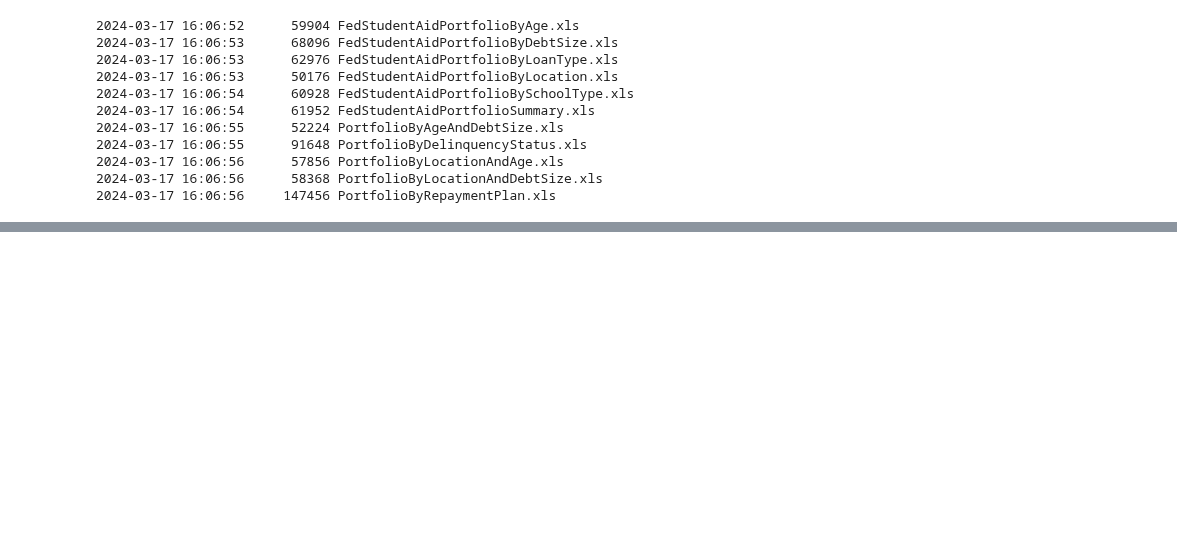
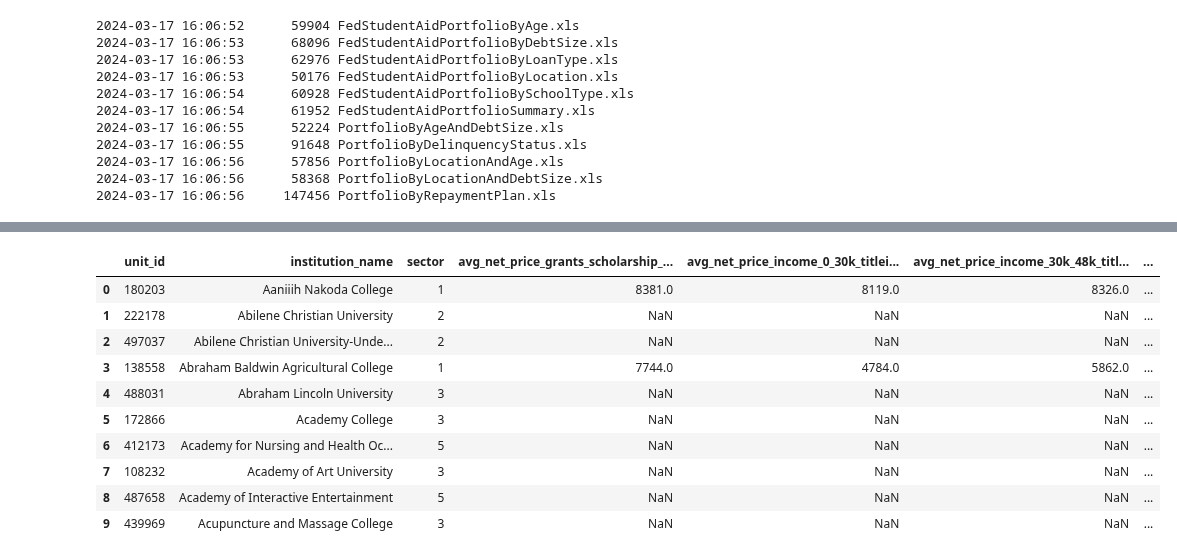
Before and after one commit to dsklnr/ADS508, a Jupyter notebook: CollegeAffordability.ipynb, the cells around one changed output, grey strips where cells are left out. Saved outputs shown, nothing was run; the diff lists cells and outputs as text; code cells hidden in the pictures; blank space fills up the shorter version.

```diff
--- a/CollegeAffordability.ipynb
+++ b/CollegeAffordability.ipynb
@@ -73,0 +188,94 @@ Show all the data files for the project
+# %%
+# Drop the table if it already exists
+table_name_2 = 'NetPrice'
+pd.read_sql(f'DROP TABLE IF EXISTS {database_name}.{table_name_2}', conn)
+
+# Define the CREATE TABLE statement with data types in lowercase
+create_table = f"""
+CREATE EXTERNAL TABLE IF NOT EXISTS {database_name}.{table_name_2} (
+    unit_id int,
+    institution_name string,
+    sector int,
+    avg_net_price_grants_scholarship_2020_2021 float,
+    avg_net_price_income_0_30k_titleiv_fed_finaid_2020_2021 float,
+    avg_net_price_income_30k_48k_titleiv_fed_finaid_2020_2021 float,
+    avg_net_price_income_48k_75k_titleiv_fed_finaid_2020_2021 float,
+    avg_net_price_income_75k_110k_titleiv_fed_finaid_2020_2021 float,
+    avg_net_price_income_over_110k_titleiv_fed_finaid_2020_2021 float,
+    avg_net_price_grants_scholarship_2019_2020 float,
+    avg_net_price_income_0_30k_titleiv_fed_finaid_2019_2020 float,
+    avg_net_price_income_30k_48k_titleiv_fed_finaid_2019_2020 float,
+    avg_net_price_income_48k_75k_titleiv_fed_finaid_2019_2020 float,
+    avg_net_price_income_75k_110k_titleiv_fed_finaid_2019_2020 float,
+    avg_net_price_income_over_110k_titleiv_fed_finaid_2019_2020 float,
+    avg_net_price_grants_scholarship_2018_2019 float,
+    avg_net_price_income_0_30k_titleiv_fed_finaid_2018_2019 float,
+    avg_net_price_income_30k_48k_titleiv_fed_finaid_2018_2019 float,
+    avg_net_price_income_48k_75k_titleiv_fed_finaid_2018_2019 float,
+    avg_net_price_income_75k_110k_titleiv_fed_finaid_2018_2019 float,
+    avg_net_price_income_over_110k_titleiv_fed_finaid_2018_2019 float,
+    avg_net_price_grants_scholarship_2017_2018 float,
+    avg_net_price_income_0_30k_titleiv_fed_finaid_2017_2018 float,
+    avg_net_price_income_30k_48k_titleiv_fed_finaid_2017_2018 float,
+    avg_net_price_income_48k_75k_titleiv_fed_finaid_2017_2018 float,
+    avg_net_price_income_75k_110k_titleiv_fed_finaid_2017_2018 float,
+    avg_net_price_income_over_110k_titleiv_fed_finaid_2017_2018 float,
+    avg_net_price_grants_scholarship_2016_2017 float,
+    avg_net_price_income_0_30k_titleiv_fed_finaid_2016_2017 float,
+    avg_net_price_income_30k_48k_titleiv_fed_finaid_2016_2017 float,
+    avg_net_price_income_48k_75k_titleiv_fed_finaid_2016_2017 float,
+    avg_net_price_income_75k_110k_titleiv_fed_finaid_2016_2017 float,
+    avg_net_price_income_over_110k_titleiv_fed_finaid_2016_2017 float,
+    avg_net_price_grants_scholarship_2015_2016 float,
+    avg_net_price_income_0_30k_titleiv_fed_finaid_2015_2016 float,
+    avg_net_price_income_30k_48k_titleiv_fed_finaid_2015_2016 float,
+    avg_net_price_income_48k_75k_titleiv_fed_finaid_2015_2016 float,
+    avg_net_price_income_75k_110k_titleiv_fed_finaid_2015_2016 float,
+    avg_net_price_income_over_110k_titleiv_fed_finaid_2015_2016 float,
+    avg_net_price_grants_scholarship_2014_2015 float,
+    avg_net_price_income_0_30k_titleiv_fed_finaid_2014_2015 float,
+    avg_net_price_income_30k_48k_titleiv_fed_finaid_2014_2015 float,
+    avg_net_price_income_48k_75k_titleiv_fed_finaid_2014_2015 float,
+    avg_net_price_income_75k_110k_titleiv_fed_finaid_2014_2015 float,
+    avg_net_price_income_over_110k_titleiv_fed_finaid_2014_2015 float,
+    avg_net_price_grants_scholarship_2013_2014 float,
+    avg_net_price_income_0_30k_titleiv_fed_finaid_2013_2014 float,
+    avg_net_price_income_30k_48k_titleiv_fed_finaid_2013_2014 float,
+    avg_net_price_income_48k_75k_titleiv_fed_finaid_2013_2014 float,
+    avg_net_price_income_75k_110k_titleiv_fed_finaid_2013_2014 float,
+    avg_net_price_income_over_110k_titleiv_fed_finaid_2013_2014 float,
+    avg_net_price_grants_scholarship_2012_2013 float,
+    avg_net_price_income_0_30k_titleiv_fed_finaid_2012_2013 float,
+    avg_net_price_income_30k_48k_titleiv_fed_finaid_2012_2013 float,
+    avg_net_price_income_48k_75k_titleiv_fed_finaid_2012_2013 float,
+    avg_net_price_income_75k_110k_titleiv_fed_finaid_2012_2013 float,
+    avg_net_price_income_over_110k_titleiv_fed_finaid_2012_2013 float,
+    avg_net_price_grants_scholarship_2011_2012 float,
+    avg_net_price_income_0_30k_titleiv_fed_finaid_2011_2012 float,
+    avg_net_price_income_30k_48k_titleiv_fed_finaid_2011_2012 float,
+    avg_net_price_income_48k_75k_titleiv_fed_finaid_2011_2012 float,
+    avg_net_price_income_75k_110k_titleiv_fed_finaid_2011_2012 float,
+    avg_net_price_income_over_110k_titleiv_fed_finaid_2011_2012 float
+    )
+    ROW FORMAT DELIMITED
+    FIELDS TERMINATED BY ','
+    LOCATION '{tuitiontracker_dir}/{table_name_2}'
+    TBLPROPERTIES ('skip.header.line.count'='1')
+"""
+
+# Execute create table statement
+pd.read_sql(create_table, conn)
+
+pd.read_sql(f'SELECT * FROM {database_name}.{table_name_2} LIMIT 10', conn)
+# %% [output]
+|  | unit_id | institution_name | sector | avg_net_price_grants_scholarship_... | avg_net_price_income_0_30k_titlei... | avg_net_price_income_30k_48k_titl... | ... |
+| 0 | 180203 | Aaniiih Nakoda College | 1 | 8381.0 | 8119.0 | 8326.0 | ... |
+| 1 | 222178 | Abilene Christian University | 2 | NaN | NaN | NaN | ... |
+| 2 | 497037 | Abilene Christian University-Unde... | 2 | NaN | NaN | NaN | ... |
+| 3 | 138558 | Abraham Baldwin Agricultural College | 1 | 7744.0 | 4784.0 | 5862.0 | ... |
+| 4 | 488031 | Abraham Lincoln University | 3 | NaN | NaN | NaN | ... |
+| 5 | 172866 | Academy College | 3 | NaN | NaN | NaN | ... |
+| 6 | 412173 | Academy for Nursing and Health Oc... | 5 | NaN | NaN | NaN | ... |
+| 7 | 108232 | Academy of Art University | 3 | NaN | NaN | NaN | ... |
+| 8 | 487658 | Academy of Interactive Entertainment | 5 | NaN | NaN | NaN | ... |
+| 9 | 439969 | Acupuncture and Massage College | 3 | NaN | NaN | NaN | ... |
```
Also changed, not shown: parts of 17 cells of this notebook.
